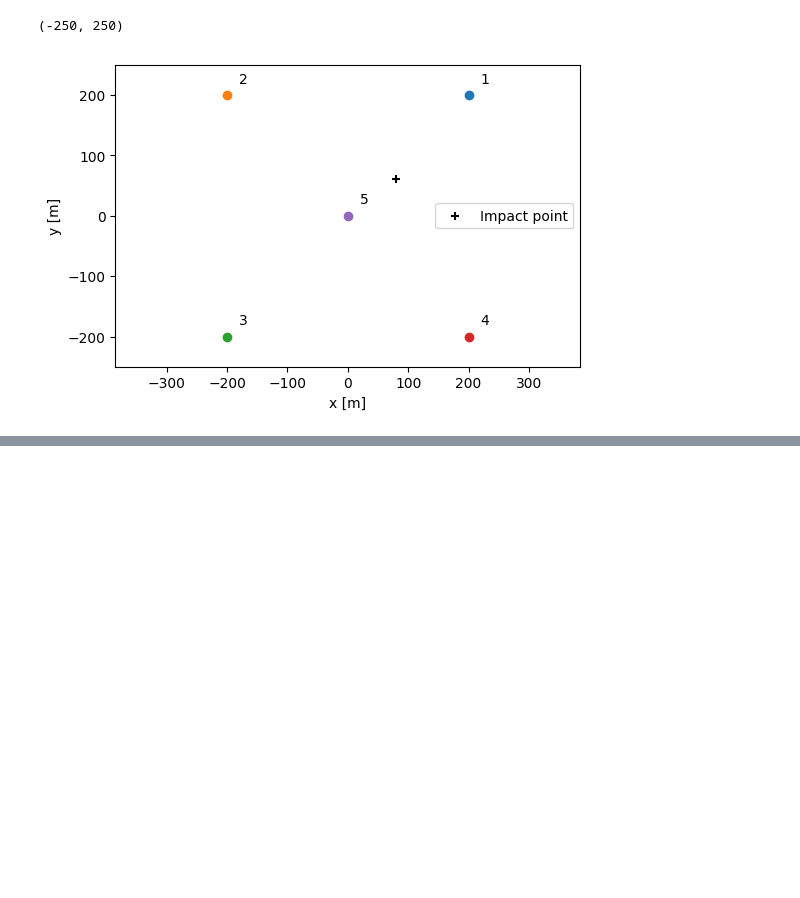
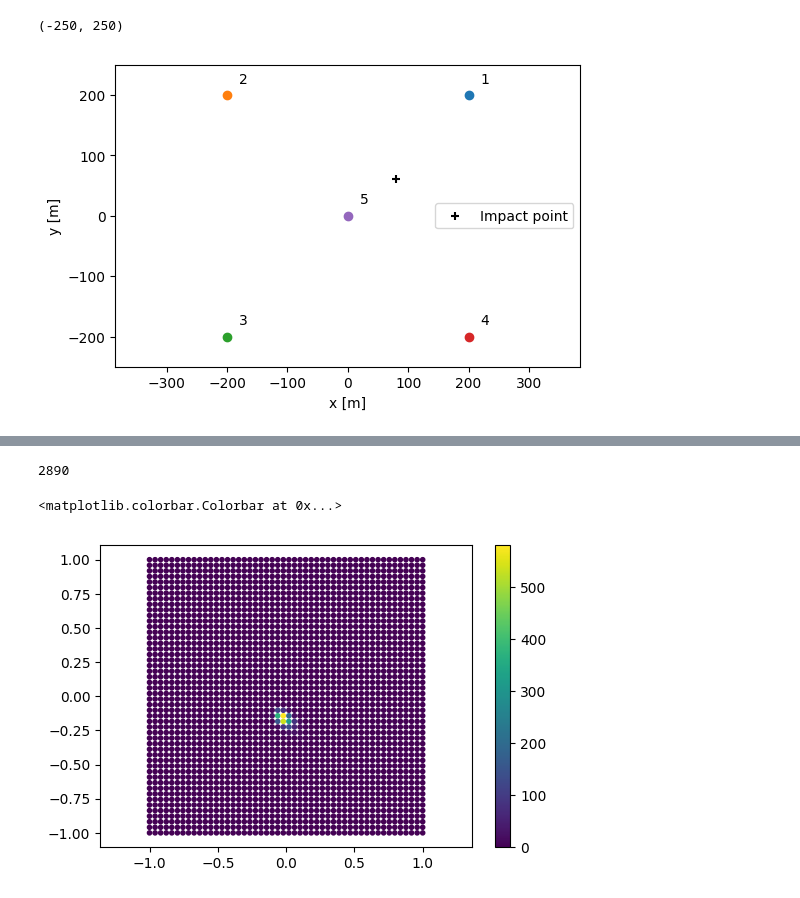
Before and after one commit to vuillaut/pschitt, a Jupyter notebook: notebooks/example.ipynb, the cells around one changed output, grey strips where cells are left out. Saved outputs shown, nothing was run; the diff lists cells and outputs as text; code cells hidden in the pictures; blank space fills up the shorter version.

```diff
--- a/notebooks/example.ipynb
+++ b/notebooks/example.ipynb
@@ -150,0 +234,2 @@ Reconstruction with ponderation and cut = [74.650378873677042, 57.80241351535296
+# %%
+shower_cam = geo.site_to_camera_cartesian(shower_image, tel1)
@@ -150,0 +264,3 @@ Reconstruction with ponderation and cut = [74.650378873677042, 57.80241351535296
+# %%
+photons = shower_cam[:, [0, 1]]
+photons
@@ -150,0 +403,17 @@ Reconstruction with ponderation and cut = [74.650378873677042, 57.80241351535296
+# %%
+mask = em.flux_portion_in_telescope(tel1, shower, em.angular_profile_exp_falloff, 0.01,100)
+# %%
+d_max2 = (tel1.pixel_tab[:, 0] ** 2 + tel1.pixel_tab[:, 1] ** 2).max()
+pixel_id = np.array([ci.pixel_in_camera(np.sum((p-tel1.pixel_tab)**2, axis=1), d_max2) for p in photons[mask]])
+bc2 = np.bincount(pixel_id[pixel_id >= 0], minlength=len(tel1.pixel_tab))
+# %%
+len(pixel_id)
+# %% [output]
+2890
+# %%
+plt.scatter(tel1.pixel_tab[:,0], tel1.pixel_tab[:,1], c=bc2,s=9)
+plt.axis('equal')
+plt.colorbar()
+# %% [output]
+<matplotlib.colorbar.Colorbar at 0x...>
+[figure, added]
```
Also changed, not shown: parts of 70 cells of this notebook, 5 other files.
